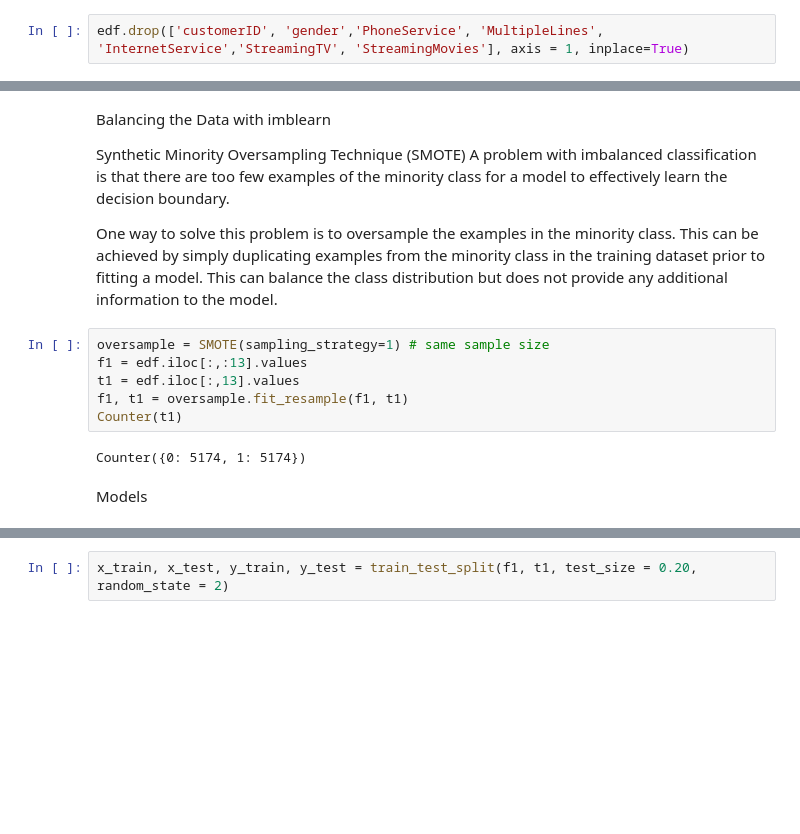
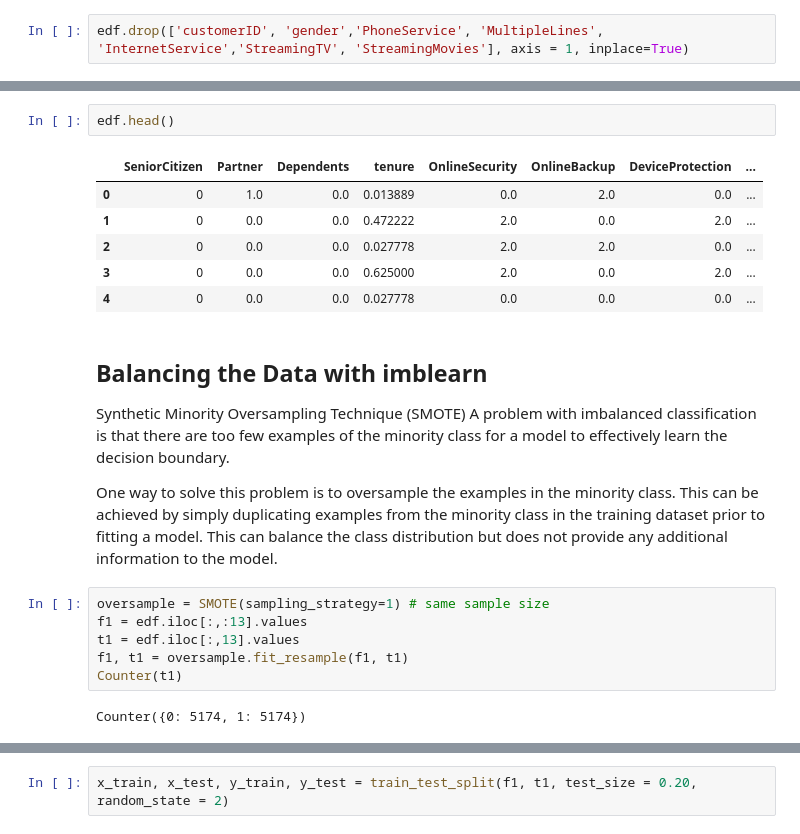
Before and after one commit to RaminVali/Customer_Churn, a Jupyter notebook: EDA.ipynb, the cells around one changed output, grey strips where cells are left out. Saved outputs shown, nothing was run; the diff lists cells and outputs as text; blank space fills up the shorter version.

```diff
--- a/EDA.ipynb
+++ b/EDA.ipynb
@@ -271,5 +277,14 @@ edf.drop(['customerID', 'gender','PhoneService', 'MultipleLines', 'InternetServi
+# %%
+edf.head()
+# %% [output]
+|  | SeniorCitizen | Partner | Dependents | tenure | OnlineSecurity | OnlineBackup | DeviceProtection | ... |
+| 0 | 0 | 1.0 | 0.0 | 0.013889 | 0.0 | 2.0 | 0.0 | ... |
+| 1 | 0 | 0.0 | 0.0 | 0.472222 | 2.0 | 0.0 | 2.0 | ... |
+| 2 | 0 | 0.0 | 0.0 | 0.027778 | 2.0 | 2.0 | 0.0 | ... |
+| 3 | 0 | 0.0 | 0.0 | 0.625000 | 2.0 | 0.0 | 2.0 | ... |
+| 4 | 0 | 0.0 | 0.0 | 0.027778 | 0.0 | 0.0 | 0.0 | ... |
 # %% [markdown]
-Balancing the Data with imblearn
+## Balancing the Data with imblearn
 
 Synthetic Minority Oversampling Technique (SMOTE)
 A problem with imbalanced classification is that there are too few examples of the minority class for a model to effectively learn the decision boundary.
@@ -283,5 +298,3 @@ f1, t1 = oversample.fit_resample(f1, t1)
 Counter(t1)
 # %% [output]
 Counter({0: 5174, 1: 5174})
-# %% [markdown]
-Models
```
Also changed, not shown: parts of 11 cells of this notebook, 12 other files.
